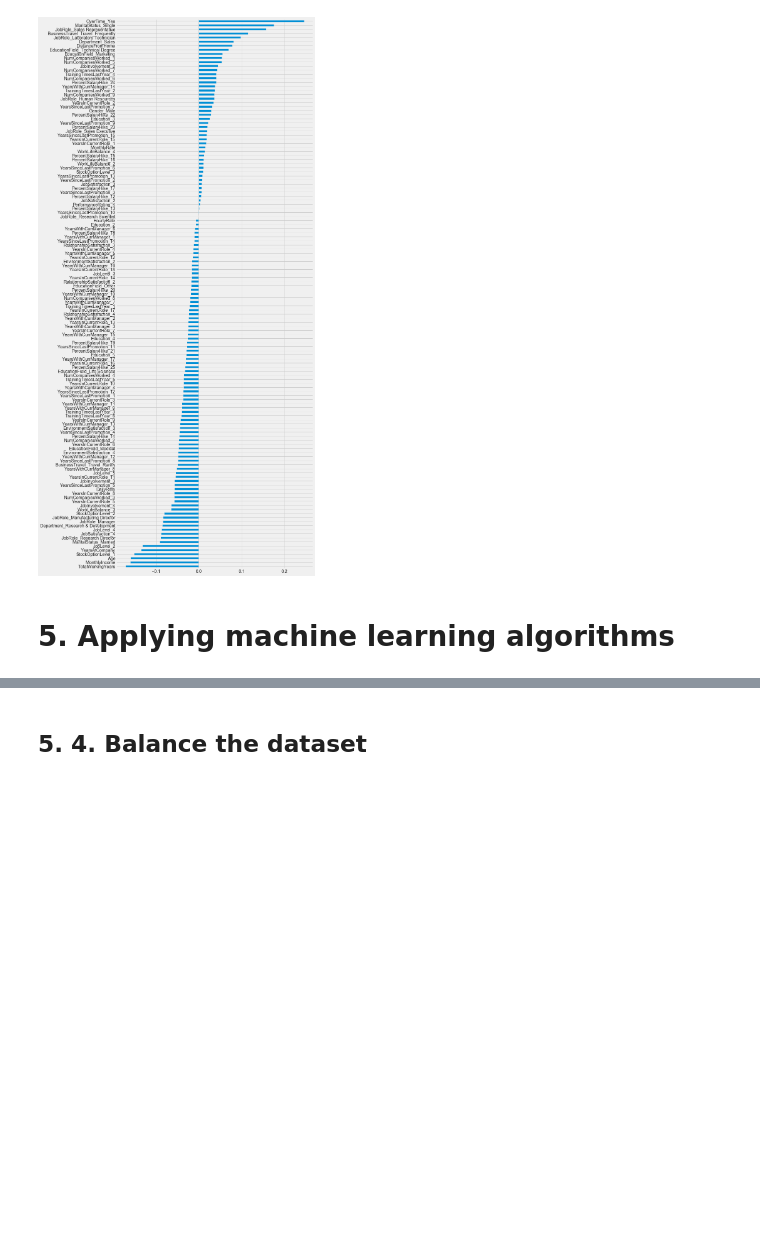
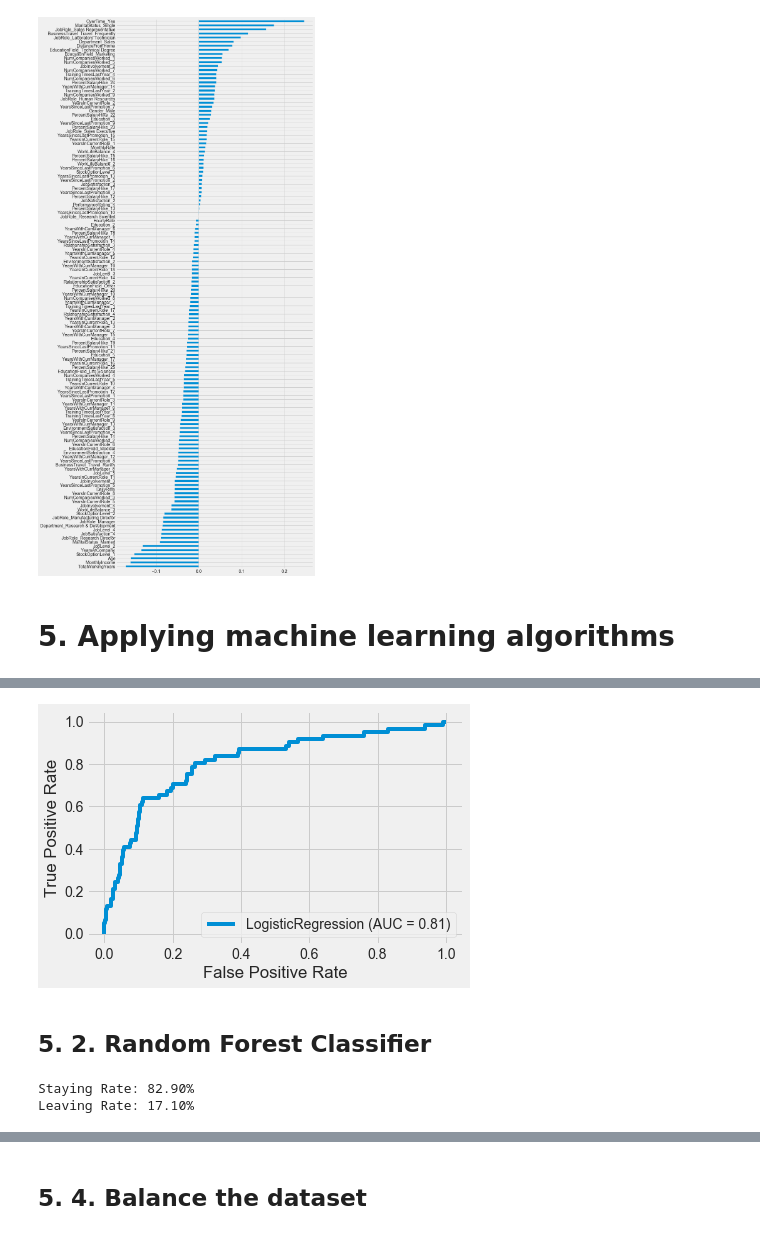
Before and after one commit to fares-ds/IBM_HR_Analytics_Employee_And_Performance, a Jupyter notebook: Employee_retention.ipynb, the cells around one changed output, grey strips where cells are left out. Saved outputs shown, nothing was run; the diff lists cells and outputs as text; code cells hidden in the pictures; blank space fills up the shorter version.

```diff
--- a/Employee_retention.ipynb
+++ b/Employee_retention.ipynb
@@ -392,0 +396,15 @@ DecisionTreeClassifier(class_weight=None, criterion='gini', max_depth=4,
+# %%
+disp = plot_roc_curve(lr_classifier, X_test, y_test)
+# %% [output]
+[figure, added]
+# %% [markdown]
+## 5. 2. Random Forest Classifier
+# %%
+stay = (y_train.value_counts()[0] / y_train.shape)[0]
+leave = (y_train.value_counts()[1] / y_train.shape)[0]
+
+print(f"Staying Rate: {stay * 100:.2f}%")
+print(f"Leaving Rate: {leave * 100 :.2f}%")
+# %% [output]
+Staying Rate: 82.90%
+Leaving Rate: 17.10%
```
Also changed, not shown: parts of 31 cells of this notebook.
